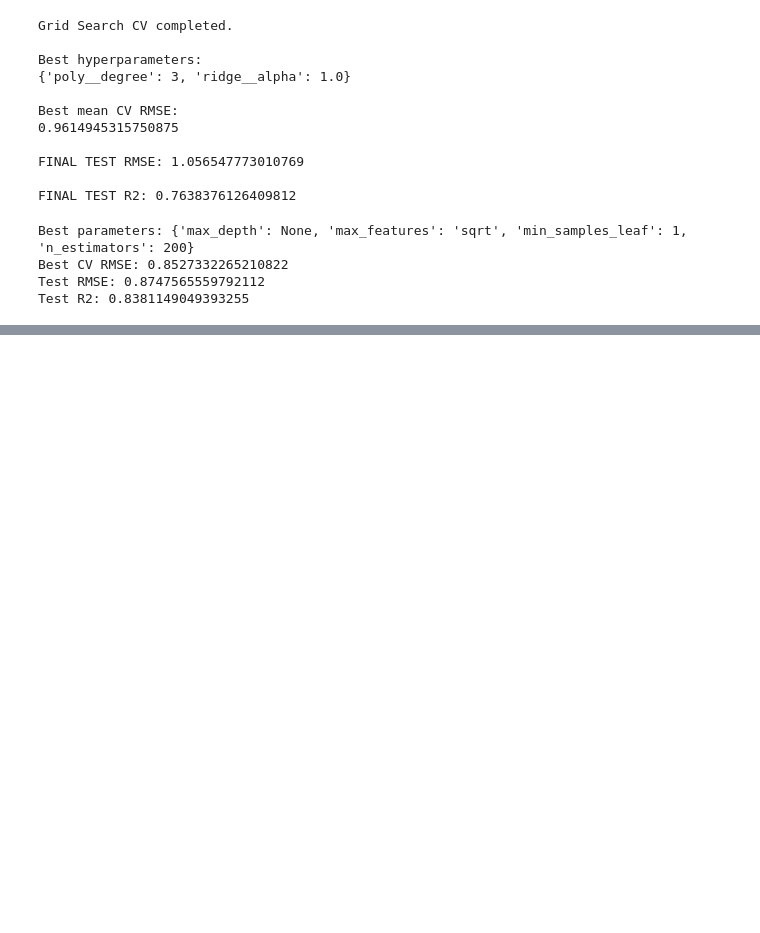
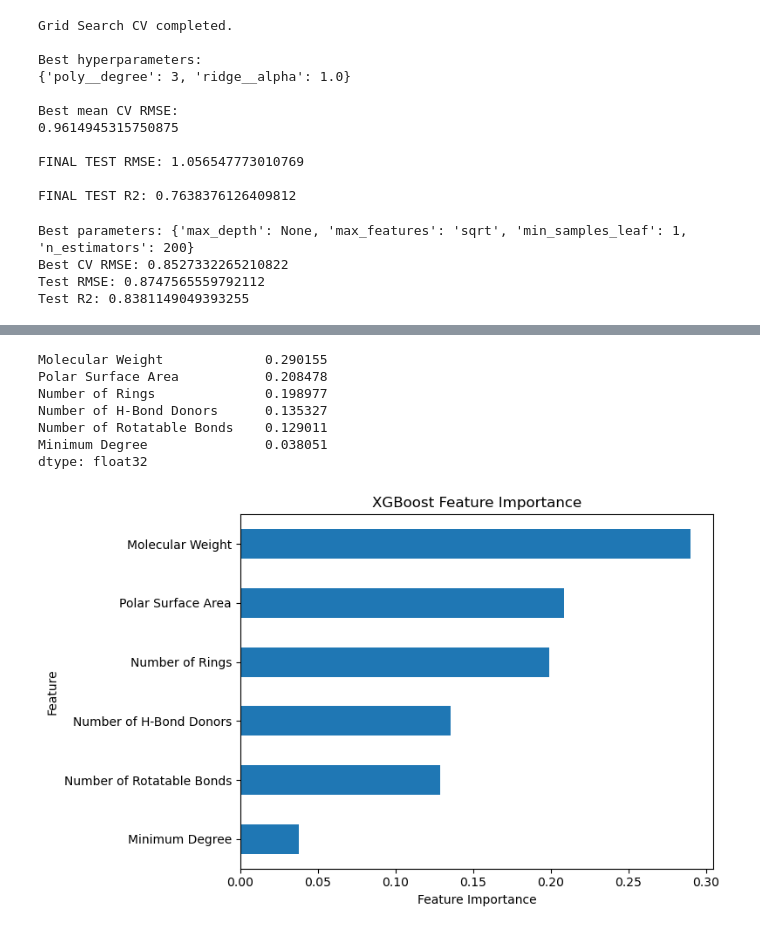
Before and after one commit to Sg182/ML_Projects, a Jupyter notebook: ESOL/Model_testing.ipynb, the cells around one changed output, grey strips where cells are left out. Drawn from its saved outputs; the diff is of its cells as text; code cells hidden in the pictures; blank space fills up the shorter version.

```diff
--- a/ESOL/Model_testing.ipynb
+++ b/ESOL/Model_testing.ipynb
@@ -321,0 +252,29 @@ Test R2: 0.8381149049393255
+# %%
+#GRADIENT BOOSTING REGRESSOR
+start_time = time.time()
+gbr =GradientBoostingRegressor(random_state=RANDOM_STATE)
+
+gbr_param_grid = {"n_estimators":[100,200,500],
+             "learning_rate":[0.01,0.05,0.1],
+             "max_depth":[2,3,4],
+             "min_samples_leaf":[1,2,4],
+             "subsample": [0.8, 1.0]}
+
+grid_gbr= GridSearchCV(estimator=gbr,param_grid=gbr_param_grid,cv=kf,scoring="neg_root_mean_squared_error",
+    return_train_score=True,
+    n_jobs=1)
+
+grid_gbr.fit(X_train, y_train)
+
+best_gbr = grid_gbr.best_estimator_
+y_pred_gbr = best_gbr.predict(X_test)
+
+gb_rmse = root_mean_squared_error(y_test, y_pred_gbr)
+gb_r2 = r2_score(y_test, y_pred_gbr)
+end_time = time.time()
+elapsed_time = end_time - start_time
+
+
+print("\nTest RMSE:", gb_rmse)
+print("Test R2:", gb_r2)
+print(f"\nTotal runtime: {elapsed_time:.2f} seconds")
@@ -321,0 +361,21 @@ Test R2: 0.8381149049393255
+# %%
+
+plt.figure(figsize=(8, 5))
+xgb_importance.sort_values().plot(kind="barh")
+print(xgb_importance)
+
+plt.xlabel("Feature Importance")
+plt.ylabel("Feature")
+plt.title("XGBoost Feature Importance")
+
+plt.tight_layout()
+plt.show()
+# %% [output]
+Molecular Weight             0.290155
+Polar Surface Area           0.208478
+Number of Rings              0.198977
+Number of H-Bond Donors      0.135327
+Number of Rotatable Bonds    0.129011
+Minimum Degree               0.038051
+dtype: float32
+[figure, added]
```
Also changed, not shown: parts of 20 cells of this notebook.
